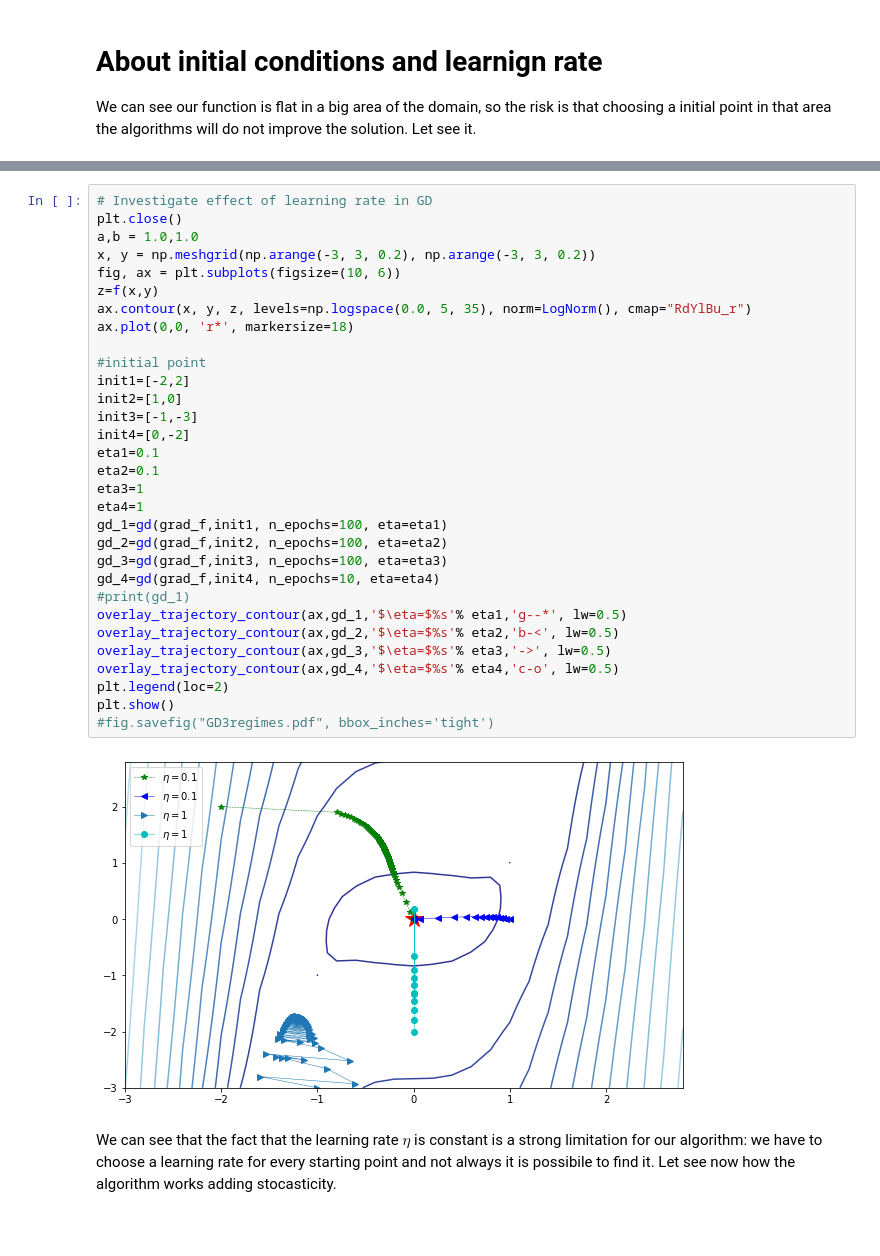
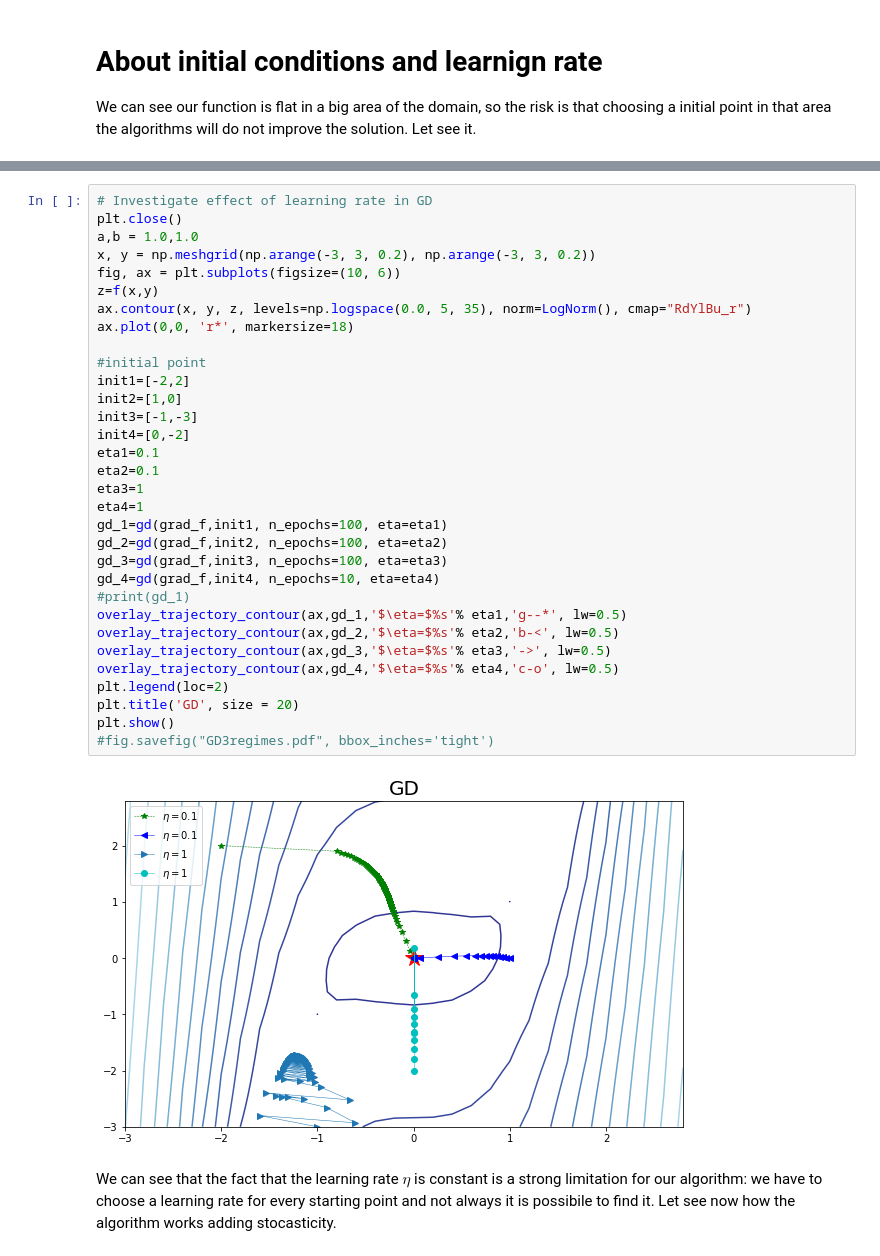
Before and after one commit to samuelelipani/lcpb, a Jupyter notebook: ex1.ipynb, the cells around one changed output, grey strips where cells are left out. Drawn from its saved outputs; the diff is of its cells as text; blank space fills up the shorter version.

```diff
--- a/ex1.ipynb
+++ b/ex1.ipynb
@@ -124,34 +154,35 @@ def overlay_trajectory_contour(ax,trajectory, label,color='k',lw=2):
 plt.close()
 a,b = 1.0,1.0
 x, y = np.meshgrid(np.arange(-3, 3, 0.2), np.arange(-3, 3, 0.2))
 fig, ax = plt.subplots(figsize=(10, 6))
 z=f(x,y)
 ax.contour(x, y, z, levels=np.logspace(0.0, 5, 35), norm=LogNorm(), cmap="RdYlBu_r")
 ax.plot(0,0, 'r*', markersize=18)
 
 #initial point
 init1=[-2,2]
 init2=[1,0]
 init3=[-1,-3]
 init4=[0,-2]
 eta1=0.1
 eta2=0.1
 eta3=1
 eta4=1
 gd_1=gd(grad_f,init1, n_epochs=100, eta=eta1)
 gd_2=gd(grad_f,init2, n_epochs=100, eta=eta2)
 gd_3=gd(grad_f,init3, n_epochs=100, eta=eta3)
 gd_4=gd(grad_f,init4, n_epochs=10, eta=eta4)
 #print(gd_1)
 overlay_trajectory_contour(ax,gd_1,'$\eta=$%s'% eta1,'g--*', lw=0.5)
 overlay_trajectory_contour(ax,gd_2,'$\eta=$%s'% eta2,'b-<', lw=0.5)
 overlay_trajectory_contour(ax,gd_3,'$\eta=$%s'% eta3,'->', lw=0.5)
 overlay_trajectory_contour(ax,gd_4,'$\eta=$%s'% eta4,'c-o', lw=0.5)
 plt.legend(loc=2)
+plt.title('GD', size = 20)
 plt.show()
 #fig.savefig("GD3regimes.pdf", bbox_inches='tight')
 # %% [output]
-[figure, old version]
+[figure, new version]
 # %% [markdown]
 We can see that the fact that the learning rate $\eta$ is constant is a strong limitation for our algorithm: we have to choose a learning rate for every starting point and not always it is possibile to find it. Let see now how the algorithm works adding stocasticity.
 # %%
```
Also changed, not shown: parts of 17 cells of this notebook, 1 other file.
